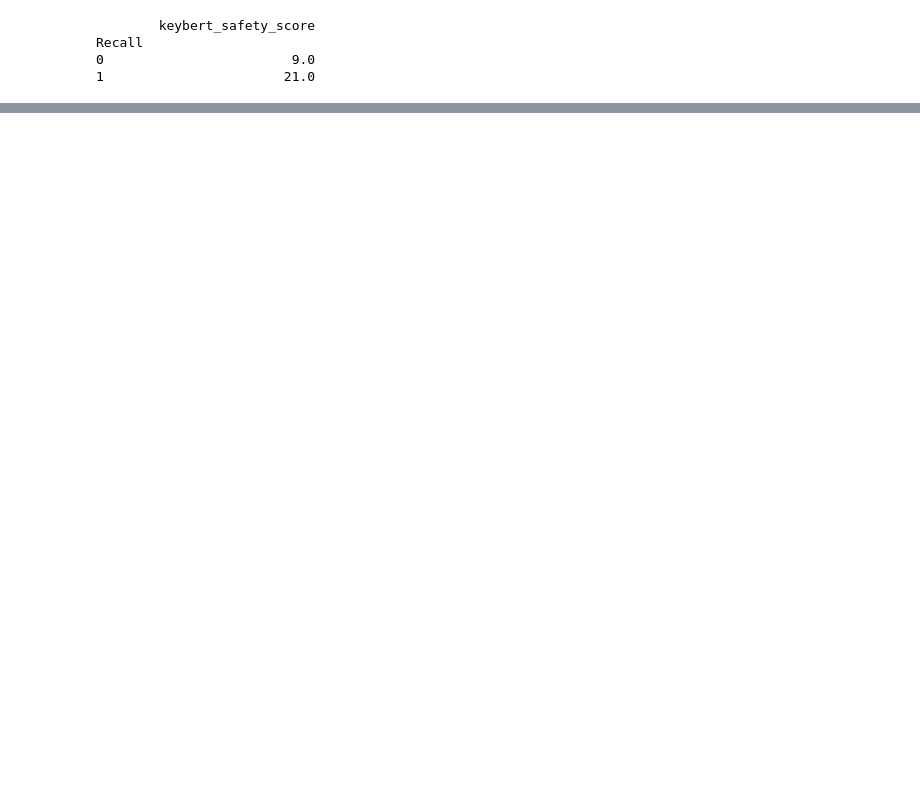
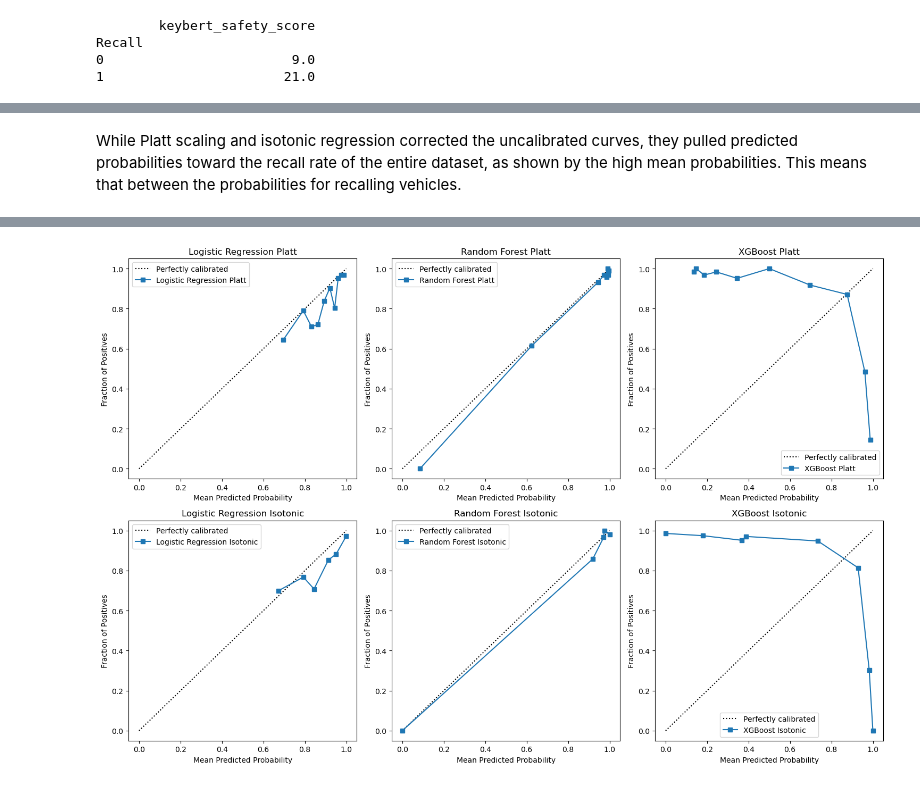
Before and after one commit to Shak789/Car-Recall, a Jupyter notebook: Car Recall Notebook.ipynb, the cells around one changed output, grey strips where cells are left out. Cells and saved outputs as stored; diff of their text form; code cells hidden in the pictures; blank space fills up the shorter version.

```diff
--- a/Car Recall Notebook.ipynb
+++ b/Car Recall Notebook.ipynb
@@ -311,23 +414,20 @@ XGBoost AUC: 0.651
 # %%
-from scipy.stats import randint, uniform
-from sklearn.model_selection import RandomizedSearchCV
-
 param_grid = {
-    'n_estimators': randint(100, 301),
-    'max_depth': randint(5, 10),
+    'n_estimators': randint(100, 200),
+    'max_depth': randint(4, 8),
     'min_samples_leaf': randint(1, 5),
-    'max_features': ['sqrt', 'log2', 0.5, 0.7],
+    'max_features': ['sqrt', 'log2', 0.5],
     'class_weight': ['balanced']
 }
 
-rf_base = RandomForestClassifier(random_state=42, n_jobs=-1)
+rf_base = RandomForestClassifier(random_state=42)
 
 random_search = RandomizedSearchCV(
     estimator=rf_base,
     param_distributions=param_grid,
-    n_iter=20,
+    n_iter=10,
     scoring='roc_auc',
-    cv=5,
+    cv=3,
     random_state=42,
     n_jobs=-1,
     verbose=1
@@ -429,0 +558,64 @@ Best Hyperparameters Found:
+# %% [markdown]
+While Platt scaling and isotonic regression corrected the uncalibrated curves, they pulled predicted probabilities toward the recall rate of the entire dataset, as shown by the high mean probabilities. This means that  between the probabilities for recalling vehicles.
+# %%
+X_train_full, X_test_cal, y_train_full, y_test_cal = train_test_split(X, y, test_size=0.2)
+X_train_cal, X_val, y_train, y_val = train_test_split(X_train_full, y_train_full, test_size=0.2)
+
+scaler = StandardScaler()
+X_train_cal = scaler.fit_transform(X_train_cal)
+X_val_cal = scaler.transform(X_val)
+X_test_cal_transform = scaler.transform(X_test_cal)
+
+cal_lr_platt = CalibratedClassifierCV(FrozenEstimator(lr), method="sigmoid")
+cal_rf_platt = CalibratedClassifierCV(FrozenEstimator(rf), method="sigmoid")
+cal_xgb_platt = CalibratedClassifierCV(FrozenEstimator(xgb), method="sigmoid")
+
+cal_lr_isotonic = CalibratedClassifierCV(FrozenEstimator(lr), method="isotonic")
+cal_rf_isotonic = CalibratedClassifierCV(FrozenEstimator(rf), method="isotonic")
+cal_xgb_isotonic = CalibratedClassifierCV(FrozenEstimator(xgb), method="isotonic")
+
+cal_lr_platt.fit(X_val_cal,  y_val)
+cal_rf_platt.fit(X_val,  y_val)
+cal_xgb_platt.fit(X_val, y_val)
+
+cal_lr_isotonic.fit(X_val_cal,  y_val)
+cal_rf_isotonic.fit(X_val,  y_val)
+cal_xgb_isotonic.fit(X_val, y_val)
+
+models = {
+    'Logistic Regression Platt': cal_lr_platt,
+    'Random Forest Platt':       cal_rf_platt,
+    'XGBoost Platt':             cal_xgb_platt,
+    'Logistic Regression Isotonic': cal_lr_isotonic,
+    'Random Forest Isotonic':       cal_rf_isotonic,
+    'XGBoost Isotonic':             cal_xgb_isotonic
+}
+
+for name, model in models.items():
+    if 'Logistic Regression' in name:
+        x_test = X_test_cal_transform
+    else:
+        x_test = X_test_cal
+    probs = model.predict_proba(x_test)[:, 1]
+    brier = brier_score_loss(y_test_cal, probs)
+    print(f"{name}: Brier={brier:.4f},  Mean prob={probs.mean():.3f}")
+
+fig, axes = plt.subplots(2, 3, figsize=(15, 10))
+axes = axes.flatten()
+
+for ax, (name, model) in zip(axes, models.items()):
+    if 'Logistic Regression' in name:
+        x_test = X_test_cal_transform
+    else:
+        x_test = X_test_cal
+    probs = model.predict_proba(x_test)[:, 1]
+
+    CalibrationDisplay.from_predictions(y_test_cal, probs, n_bins = 10, strategy="quantile", ax = ax, name = name)
+    ax.set_title(f"{name}")
+    ax.set_xlabel('Mean Predicted Probability')
+    ax.set_ylabel('Fraction of Positives')
+    ax.legend()
+
+plt.tight_layout()
+plt.show()
+# %% [output]
@@ -429,0 +628 @@ Best Hyperparameters Found:
+[figure, added]
```
Also changed, not shown: parts of 77 cells of this notebook, 12 other files.
